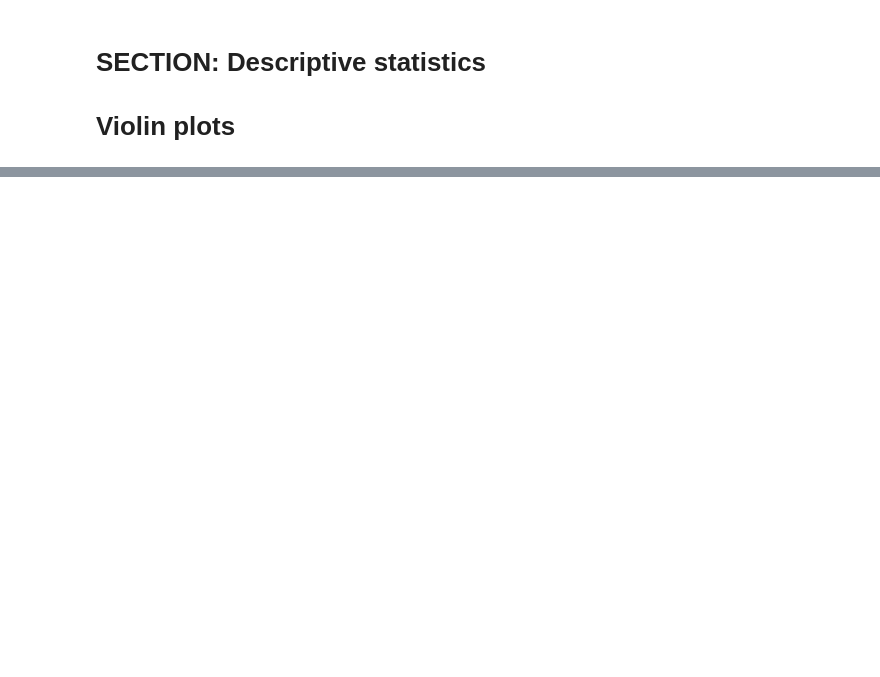
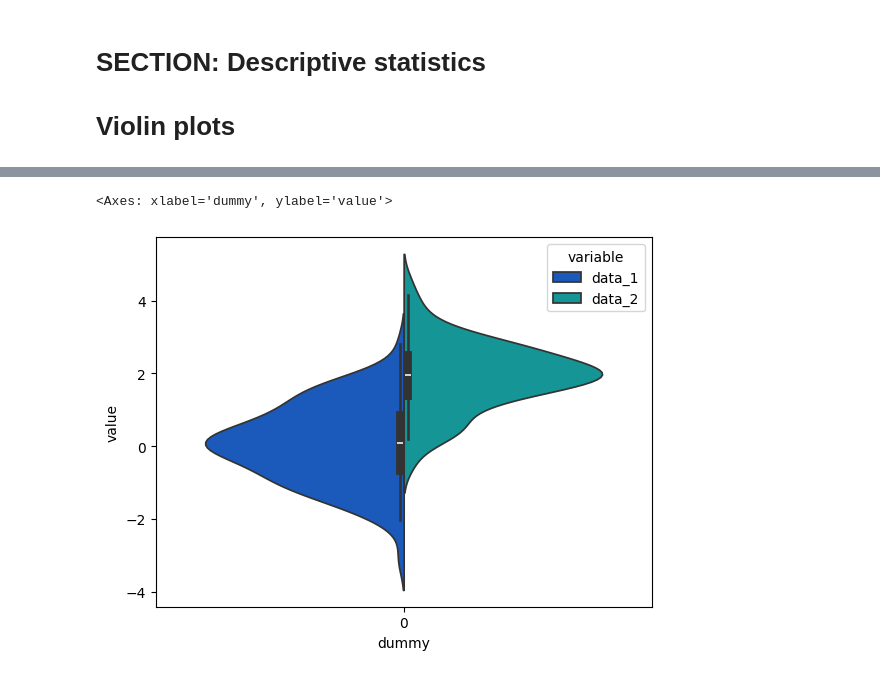
Before and after one commit to SiracencoSerghei/Statistics_and_ML, a Jupyter notebook: 2.2_descriptives/stats_descriptives_violin.ipynb, the cells around one changed output, grey strips where cells are left out. Cells and saved outputs as stored; diff of their text form; code cells hidden in the pictures; blank space fills up the shorter version.

```diff
--- a/2.2_descriptives/stats_descriptives_violin.ipynb
+++ b/2.2_descriptives/stats_descriptives_violin.ipynb
@@ -50,0 +82,21 @@ sns.swarmplot(data,orient='h')
+# %%
+N=100
+
+data_1 = np.random.normal(loc=0, size=N)
+
+data_2 = np.random.normal(loc=2, size=N)
+
+
+
+data = pd.DataFrame({'data_1':data_1, 'data_2':data_2})
+
+data = data.melt()
+
+data['dummy'] = 0
+
+
+
+sns.violinplot(data=data, x='dummy', y='value', split=True, hue='variable', palette='winter')
+# %% [output]
+<Axes: xlabel='dummy', ylabel='value'>
+[figure, added]
```
Also changed, not shown: parts of 6 cells of this notebook.
